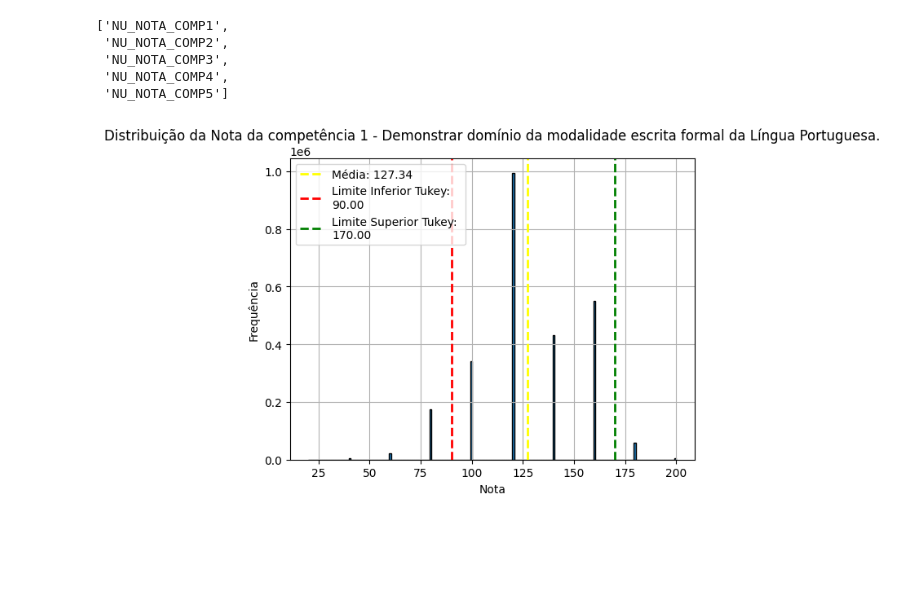
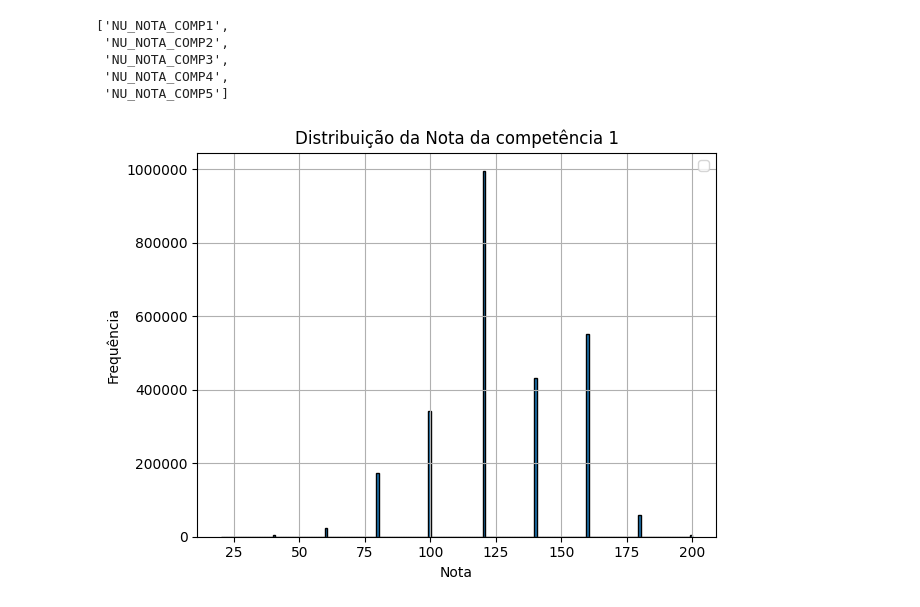
Before and after one commit to henriquefac/ciencia_de_dados_av1, a Jupyter notebook: av1/notebook/apresentacao/perguntas.ipynb, the cells around one changed output. Cells and saved outputs as stored; diff of their text form; code cells hidden in the pictures; blank space fills up the shorter version.

```diff
--- a/av1/notebook/apresentacao/perguntas.ipynb
+++ b/av1/notebook/apresentacao/perguntas.ipynb
@@ -76,24 +76,40 @@ def get_tukey(series : pd.Series):
 
     return limite_inferior, media, limite_superior
 # %%
-def plot_notas_tukey(series : pd.Series,
-                    legenda :str,
-                    inf : float = None,
-                    media : float = None,
-                    sup : float = None
-                    ):
-    series.hist(bins=200, edgecolor ='black')
+import textwrap
 
-    plt.axvline(media, color="yellow", linestyle='dashed', linewidth=2, label=f"Média: {media:.2f}")
-    plt.axvline(inf, color='red', linestyle='dashed', linewidth=2, label=f'Limite Inferior Tukey: \n{inf:.2f}')
-    plt.axvline(sup, color='green', linestyle='dashed', linewidth=2, label=f'Limite Superior Tukey: \n{sup:.2f}')
+def plot_notas_tukey(series: pd.Series,
+                     legenda: str,
+                     inf: float = None,
+                     media: float = None,
+                     sup: float = None,
+                     set_ci: bool = False,
+                     max_title_length: int = 40):  # <- novo parâmetro para quebra
 
+    ax = series.hist(bins=200, edgecolor='black')
 
+    if media is not None:
+        plt.axvline(media, color="yellow", linestyle='dashed', linewidth=2, label=f"Média: {media:.2f}")
+    if inf is not None:
+        plt.axvline(inf, color='red', linestyle='dashed', linewidth=2, label=f'Limite Inferior Tukey:\n{inf:.2f}')
+    if sup is not None:
+        plt.axvline(sup, color='green', linestyle='dashed', linewidth=2, label=f'Limite Superior Tukey:\n{sup:.2f}')
 
-    plt.title(f'Distribuição da {legenda}')
+    if set_ci:
+        from matplotlib.ticker import ScalarFormatter
+        formatter = ScalarFormatter()
+        formatter.set_scientific(False)
+        ax.yaxis.set_major_formatter(formatter)
+
+    # Quebra automática do título se for muito longo
+    titulo = f'Distribuição da {legenda}'
+    titulo_quebrado = "\n".join(textwrap.wrap(titulo, max_title_length))
+    plt.title(titulo_quebrado)
+
     plt.xlabel('Nota')
     plt.ylabel('Frequência')
     plt.legend()
+    plt.tight_layout()
     plt.show()
 # %% [markdown]
 ### **Matemática**
@@ -162,8 +178,8 @@ dict_notas_comp = {comp : df_notas[comp] for comp in variaveis_comp}
 # %%
 var = variaveis_comp[0]
 notas = df_notas[var]
-descricao = table_dict_microdados[table_dict_microdados["Nome da variavel"] == var]["Descricao"].values[0]
+descricao = table_dict_microdados[table_dict_microdados["Nome da variavel"] == var]["Descricao"].values[0].split("-")[0]
 inf, media, sup = get_tukey(notas)
-plot_notas_tukey(notas, inf, media, sup, descricao)
+plot_notas_tukey(notas, descricao, set_ci=True)
 # %% [output]
-[figure, old version]
+[figure, new version]
```
Also changed, not shown: parts of 9 cells of this notebook.
